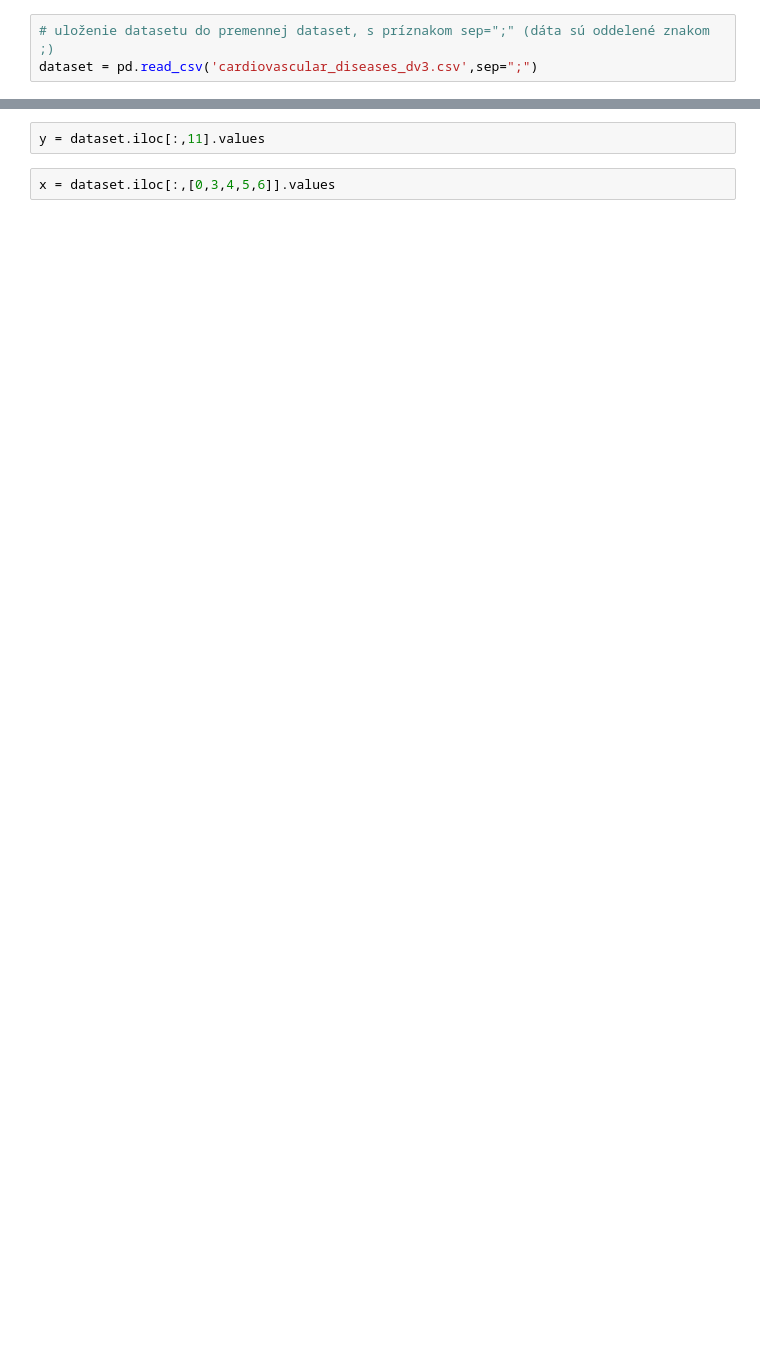
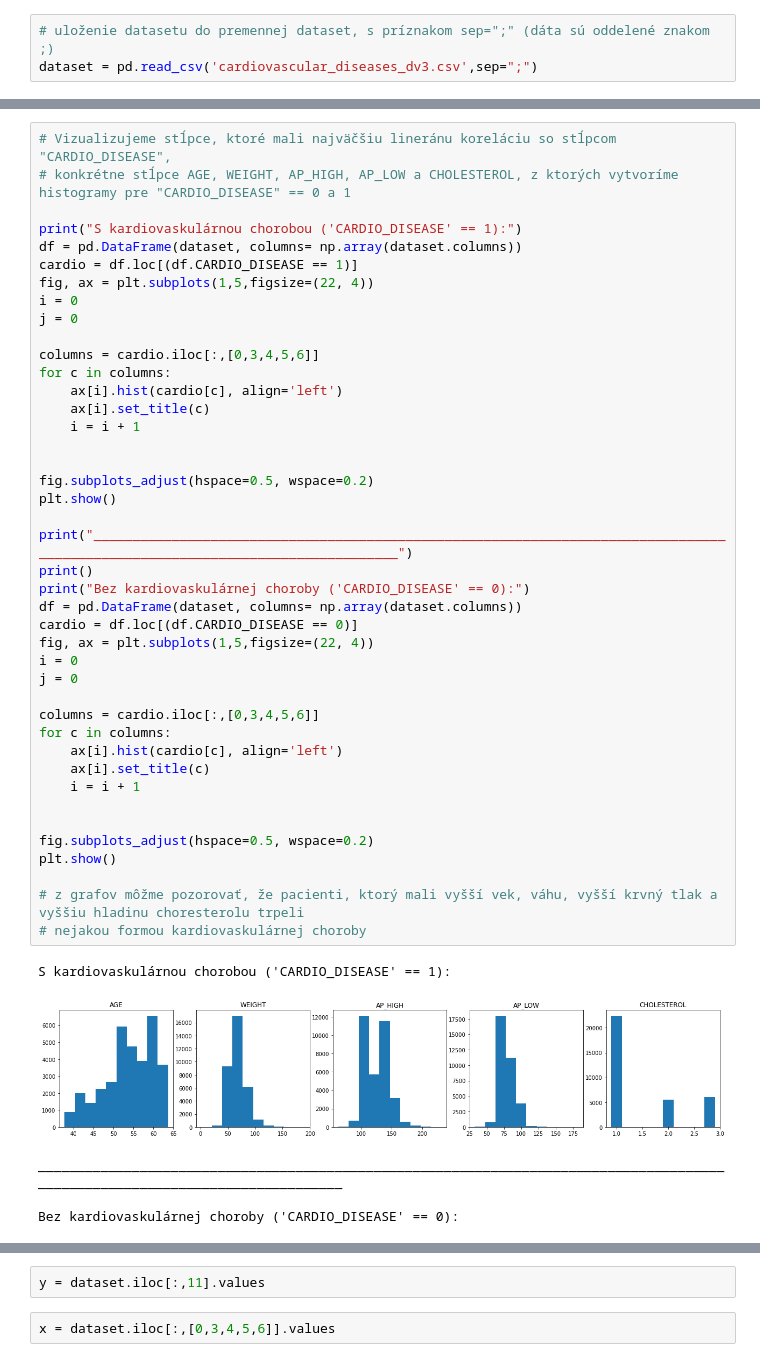
Before and after one commit to georgeob/Zigo_NS2021, a Jupyter notebook: zigo_projekt.ipynb, the cells around one changed output, grey strips where cells are left out. Saved outputs shown, nothing was run; the diff lists cells and outputs as text; blank space fills up the shorter version.

```diff
--- a/zigo_projekt.ipynb
+++ b/zigo_projekt.ipynb
@@ -69,0 +155,48 @@ from sklearn.model_selection import train_test_split
+# %%
+# Vizualizujeme stĺpce, ktoré mali najväčšiu lineránu koreláciu so stĺpcom "CARDIO_DISEASE",
+# konkrétne stĺpce AGE, WEIGHT, AP_HIGH, AP_LOW a CHOLESTEROL, z ktorých vytvoríme histogramy pre "CARDIO_DISEASE" == 0 a 1
+
+print("S kardiovaskulárnou chorobou ('CARDIO_DISEASE' == 1):")
+df = pd.DataFrame(dataset, columns= np.array(dataset.columns))
+cardio = df.loc[(df.CARDIO_DISEASE == 1)]
+fig, ax = plt.subplots(1,5,figsize=(22, 4))
+i = 0
+j = 0
+
+columns = cardio.iloc[:,[0,3,4,5,6]]
+for c in columns:
+    ax[i].hist(cardio[c], align='left')
+    ax[i].set_title(c)
+    i = i + 1
+
+
+fig.subplots_adjust(hspace=0.5, wspace=0.2)
+plt.show()
+
+print("_______________________________________________________________________________________________________________________________")
+print()
+print("Bez kardiovaskulárnej choroby ('CARDIO_DISEASE' == 0):")
+df = pd.DataFrame(dataset, columns= np.array(dataset.columns))
+cardio = df.loc[(df.CARDIO_DISEASE == 0)]
+fig, ax = plt.subplots(1,5,figsize=(22, 4))
+i = 0
+j = 0
+
+columns = cardio.iloc[:,[0,3,4,5,6]]
+for c in columns:
+    ax[i].hist(cardio[c], align='left')
+    ax[i].set_title(c)
+    i = i + 1
+
+
+fig.subplots_adjust(hspace=0.5, wspace=0.2)
+plt.show()
+
+# z grafov môžme pozorovať, že pacienti, ktorý mali vyšší vek, váhu, vyšší krvný tlak a vyššiu hladinu choresterolu trpeli
+# nejakou formou kardiovaskulárnej choroby
+# %% [output]
+S kardiovaskulárnou chorobou ('CARDIO_DISEASE' == 1):
+[figure, added]
+_______________________________________________________________________________________________________________________________
+
+Bez kardiovaskulárnej choroby ('CARDIO_DISEASE' == 0):
```
Also changed, not shown: parts of 21 cells of this notebook.
